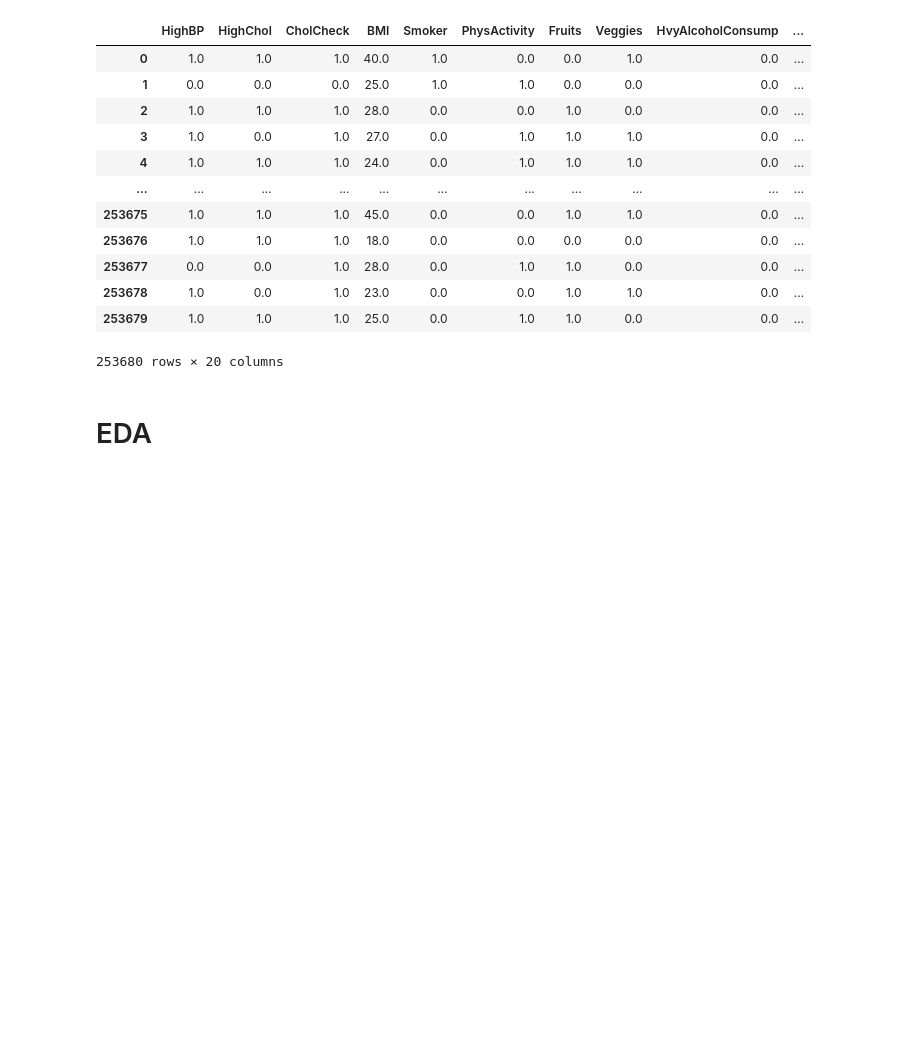
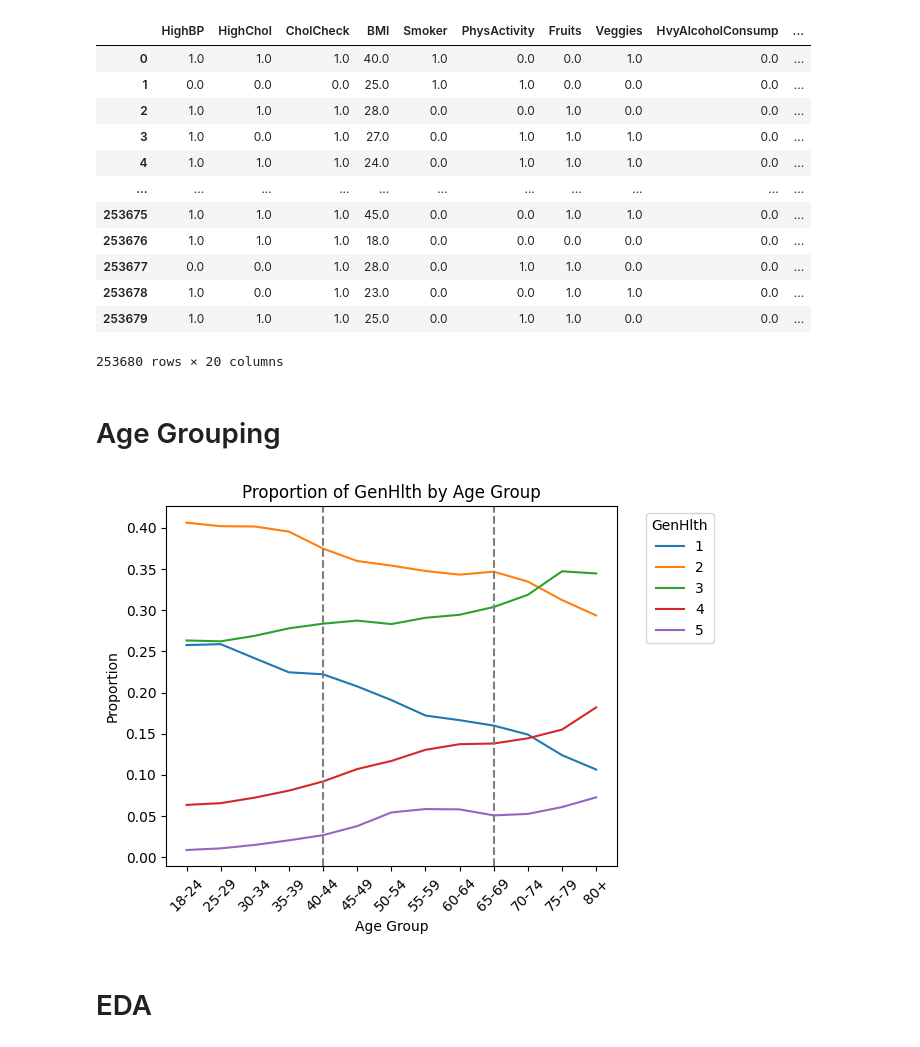
Before and after one commit to CYoung73/STA160-Midterm, a Jupyter notebook: STA160_Midterm_EDA.ipynb, the cells around one changed output. Drawn from its saved outputs; the diff is of its cells as text; code cells hidden in the pictures; blank space fills up the shorter version.

```diff
--- a/STA160_Midterm_EDA.ipynb
+++ b/STA160_Midterm_EDA.ipynb
@@ -25,3 +25,5 @@ data
 # %%
 columns = list(data.columns)
 categorical_vars = columns[:3] + columns[4:-1]
+# %% [markdown]
+# Age Grouping
@@ -28 +47,21 @@ categorical_vars = columns[:3] + columns[4:-1]
+# %%
+# plot proportions of genhlth by age group
+plt.plot(sorted(data['Age'].unique()), gen1, label='1')
+plt.plot(sorted(data['Age'].unique()), gen2, label='2')
+plt.plot(sorted(data['Age'].unique()), gen3, label='3')
+plt.plot(sorted(data['Age'].unique()), gen4, label='4')
+plt.plot(sorted(data['Age'].unique()), gen5, label='5')
+plt.title('Proportion of GenHlth by Age Group')
+plt.xlabel('Age Group')
+plt.ylabel('Proportion')
+plt.legend(title='GenHlth', bbox_to_anchor=(1.05, 1.0), loc='upper left')
+plt.xticks(rotation=45)
+# vertical line at 40-44
+plt.axvline(x=4, color='grey', linestyle='--')
+# vertical line at 65-69
+plt.axvline(x=9, color='grey', linestyle='--')
+plt.tight_layout()
+plt.show()
+# %% [output]
+[figure, added]
 # %%
```
Also changed, not shown: parts of 15 cells of this notebook.
